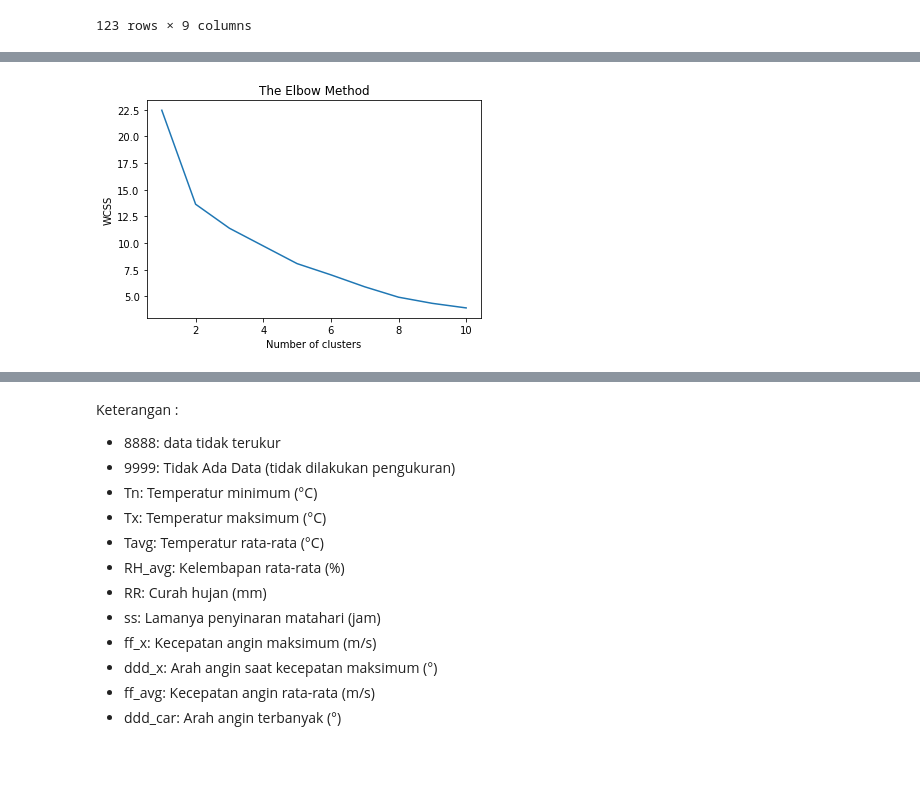
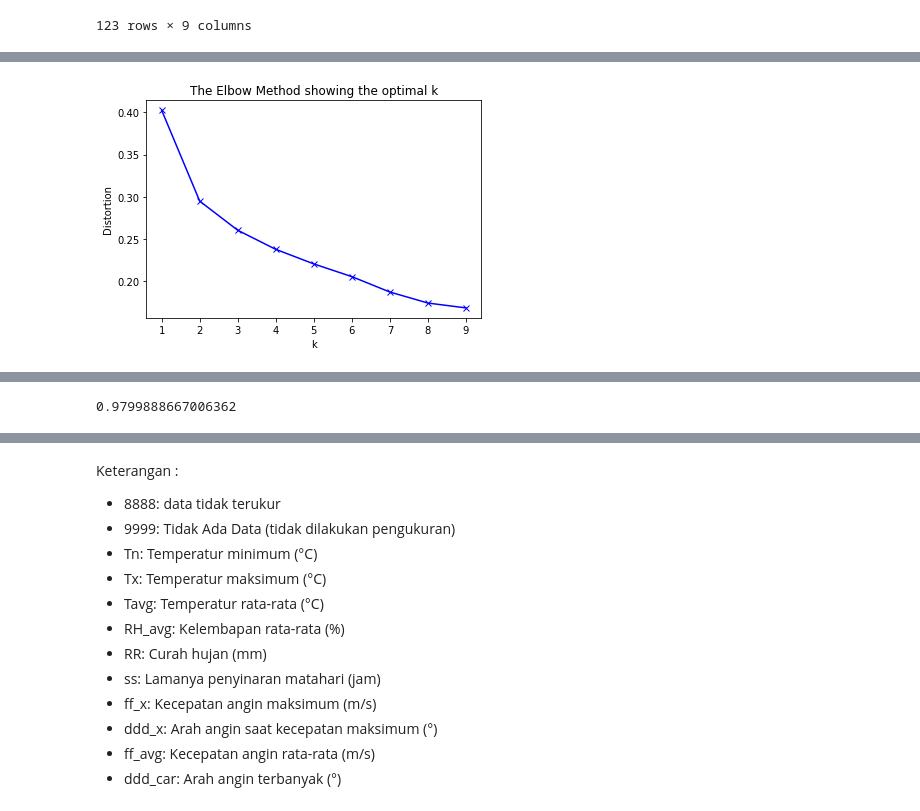
Before and after one commit to rachyharkov/cluster-extreme-climate, a Jupyter notebook: notebook.ipynb, the cells around one changed output, grey strips where cells are left out. Drawn from its saved outputs; the diff is of its cells as text; code cells hidden in the pictures; blank space fills up the shorter version.

```diff
--- a/notebook.ipynb
+++ b/notebook.ipynb
@@ -112,6 +112,7 @@ dataset
 # find coordinate
 
 import json
+import ssl
 from urllib import request
 
 arr_link_request = [
@@ -124,9 +125,15 @@ arr_link_request = [
 
 list_of_allstasiun = []
 
+# ignore ssl certificate
+ctx = ssl.create_default_context()
+ctx.check_hostname = False
+ctx.verify_mode = ssl.CERT_NONE
+
 for link in arr_link_request:
-    with request.urlopen(link) as url:
+    with request.urlopen(link, context=ctx) as url:
         data = json.loads(url.read().decode())
+
         for stasiun in data['features']:
             list_of_allstasiun.append(stasiun['attributes'])
             list_of_allstasiun[-1]['x'] = stasiun['geometry']['x']
@@ -230,31 +226,3 @@ HeatMap(
 m
 # %% [output]
 [interactive output not drawn]
-# %%
-# k-means clustering
-
-from sklearn.cluster import KMeans
-
-# select feature
-X = dataset[['rr', 'tAvg', 'rh', 'wx']].values
-
-# standardize data
-from sklearn.preprocessing import MinMaxScaler
-scaler = MinMaxScaler()
-X_scaled = scaler.fit_transform(X)
-
-# find optimal k
-wcss = []
-for i in range(1, 11):
-    kmeans = KMeans(n_clusters=i, init='k-means++', random_state=42)
-    kmeans.fit(X_scaled)
-    wcss.append(kmeans.inertia_)
-
-import matplotlib.pyplot as plt
-plt.plot(range(1, 11), wcss)
-plt.title('The Elbow Method')
-plt.xlabel('Number of clusters')
-plt.ylabel('WCSS')
-plt.show()
-# %% [output]
-[figure, removed]
@@ -261,2 +242,21 @@ plt.show()
+# %%
+from scipy.spatial.distance import cdist
+import matplotlib.pyplot as plt
+
+distortions = []
+K = range(1, 10)
+for k in K:
+    kmeanModel = KMeans(n_clusters=k).fit(X_scaled)
+    kmeanModel.fit(X_scaled)
+    distortions.append(sum(np.min(cdist(X_scaled, kmeanModel.cluster_centers_, 'euclidean'), axis=1)) / X_scaled.shape[0])
+
+# Plot the elbow
+plt.plot(K, distortions, 'bx-')
+plt.xlabel('k')
+plt.ylabel('Distortion')
+plt.title('The Elbow Method showing the optimal k')
+plt.show()
+# %% [output]
+[figure, added]
 # %%
 
@@ -299,0 +288,23 @@ peta_persebaran
+# %%
+# entropy
+
+import math
+
+def entropy(labels):
+    n_labels = len(labels)
+    if n_labels <= 1:
+        return 0
+    counts = np.bincount(labels)
+    probs = counts / n_labels
+    n_classes = np.count_nonzero(probs)
+    if n_classes <= 1:
+        return 0
+    ent = 0.
+    for i in probs:
+        ent -= i * math.log(i, n_classes)
+    return ent
+
+# calculate entropy
+entropy(y_kmeans)
+# %% [output]
+0.9799888667006362
```
Also changed, not shown: parts of 7 cells of this notebook, 1 other file.
